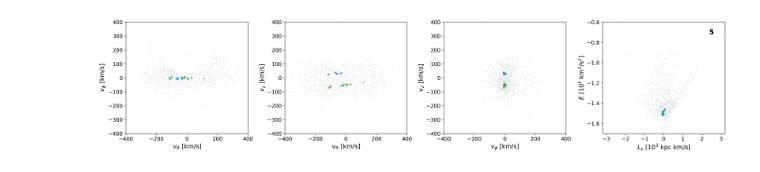
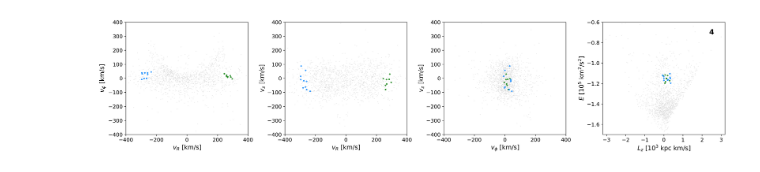
Before and after one commit to SofieLovdal/IOM_clustering, a Jupyter notebook: IOM_clustering.ipynb, the cells around one changed output. Cells and saved outputs as stored; diff of their text form; code cells hidden in the pictures.

```diff
--- a/IOM_clustering.ipynb
+++ b/IOM_clustering.ipynb
@@ -153,17 +139,17 @@ INFO:MainThread:matplotlib.mathtext:Substituting symbol \perp from STIXGeneral
 # %%
 '''Add labels for subgroup membership in velocity space. Requires having the hdbscan library installed.'''
 
 import velocity_space
 
 if('vR' not in df.get_column_names()):
     df = importdata.get_GAIA(df) #in case the polar coordinate velocities are missing, re-run it trough the get_gaia function
 
 df = velocity_space.apply_HDBSCAN_vspace(df)
 
 #Plot an example: The subgroups for cluster nr 5
-plotting_utils.plot_subgroup_vspace_En_Lz(df, clusterNr = 5)
+plotting_utils.plot_subgroup_vspace_En_Lz(df, clusterNr = 4)
 # %% [output]
-[figure, old version]
+[figure, new version]
 # %%
 '''Export result catalogue'''
 
```
Also changed, not shown: parts of 7 cells of this notebook, 3 other files.
